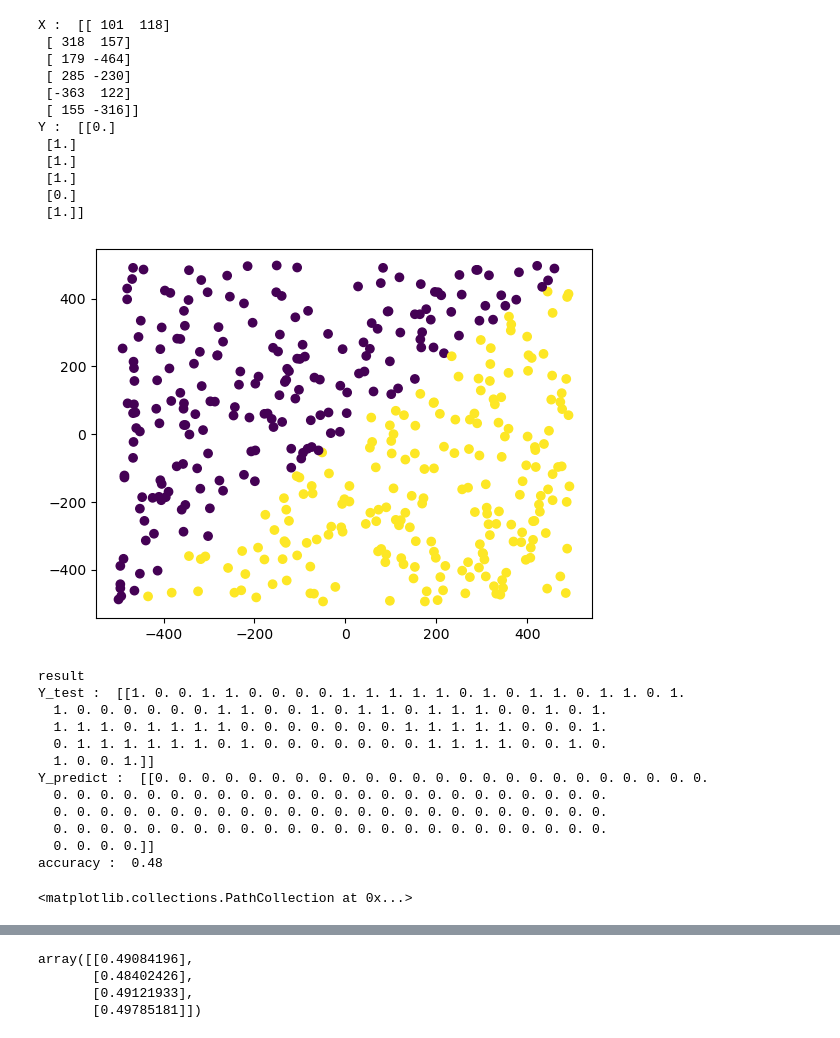
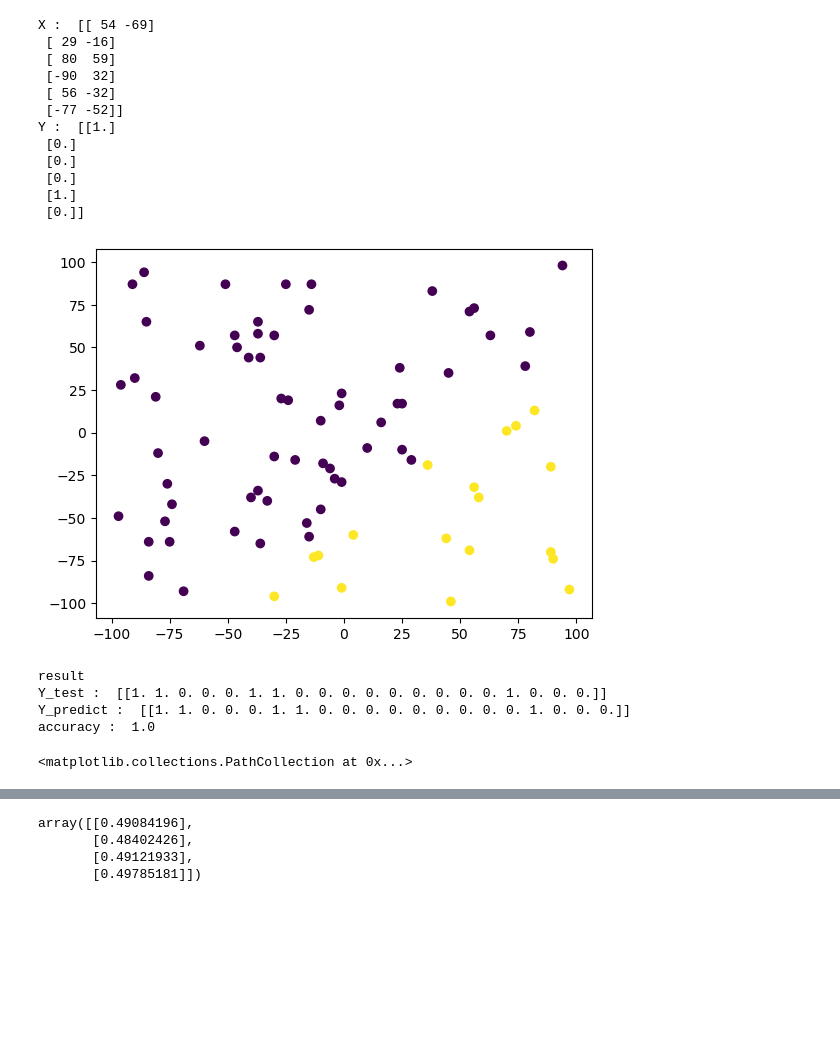
Before and after one commit to sayak2103/Neuwork, a Jupyter notebook: test.ipynb, the cells around one changed output, grey strips where cells are left out. Drawn from its saved outputs; the diff is of its cells as text; code cells hidden in the pictures; blank space fills up the shorter version.

```diff
--- a/test.ipynb
+++ b/test.ipynb
@@ -7,11 +7,11 @@ from neuwork.layers import Dense
 # %%
- l=500
+ l=100
 
  X = np.array(np.random.randint(-1*l,l,(l,2)),ndmin=2)
  print('X : ', X[:6 , :])
  Y = []
  for i in range(l) :
-     if X[i,0] > X[i,1] :
+     if X[i,0] > X[i,1] + (l/2) :
          Y.append(1.0)
      else :
          Y.append(0)
@@ -38,57 +38,50 @@ X_test =np.array([[4,6],
              [8,5]])
 Y_test = np.array([1,0])
 '''
 
 
 model = NN([
+            Dense(units=2 , activation='relu',weights_regularizer_l1=0.2),
             Dense(units=1 , activation='sigmoid')
             ]
-            , loss = 'BinaryCrossentropy' )
+            , loss = 'binaryCrossentropy' )
 
-model.fit(X_train, Y_train , epochs=10000 ,learning_rate=1,decay=0.06,momentum=0.4, print_cost=False)
+model.fit(X_train, Y_train , epochs=1000 ,learning_rate=0.1, get_log=False)
 
  Y_predict = model.predict(X_test)
  Y_predict[Y_predict >= 0.5 ] = 1
  Y_predict[Y_predict < 0.5 ] = 0
  Y_predict
  print('result')
 (Y_test == Y_predict).all()
  print('Y_test : ',Y_test.T)
  print('Y_predict : ',Y_predict.T)
  l1 = Y_test.shape[0]
  incorrect = 0
  for i in range(l1) :
      if (Y_predict[i,0] != Y_test[i,0]) :
          incorrect +=1
 
  accuracy = (l1 - incorrect) / l1
  print('accuracy : ' , accuracy)
 
  plt.scatter(X_test[:,0],X_test[:,1],c=Y_predict)
 # %% [output]
-X :  [[ 101  118]
- [ 318  157]
- [ 179 -464]
- [ 285 -230]
- [-363  122]
- [ 155 -316]]
-Y :  [[0.]
+X :  [[ 54 -69]
+ [ 29 -16]
+ [ 80  59]
+ [-90  32]
+ [ 56 -32]
+ [-77 -52]]
+Y :  [[1.]
+ [0.]
+ [0.]
+ [0.]
  [1.]
- [1.]
- [1.]
- [0.]
- [1.]]
+ [0.]]
-[figure, old version]
+[figure, new version]
 result
-Y_test :  [[1. 0. 0. 1. 1. 0. 0. 0. 0. 1. 1. 1. 1. 1. 0. 1. 0. 1. 1. 0. 1. 1. 0. 1.
-  1. 0. 0. 0. 0. 0. 0. 1. 1. 0. 0. 1. 0. 1. 1. 0. 1. 1. 1. 0. 0. 1. 0. 1.
-  1. 1. 1. 0. 1. 1. 1. 1. 0. 0. 0. 0. 0. 0. 0. 1. 1. 1. 1. 1. 0. 0. 0. 1.
-  0. 1. 1. 1. 1. 1. 1. 0. 1. 0. 0. 0. 0. 0. 0. 0. 1. 1. 1. 1. 0. 0. 1. 0.
-  1. 0. 0. 1.]]
-Y_predict :  [[0. 0. 0. 0. 0. 0. 0. 0. 0. 0. 0. 0. 0. 0. 0. 0. 0. 0. 0. 0. 0. 0. 0. 0.
-  0. 0. 0. 0. 0. 0. 0. 0. 0. 0. 0. 0. 0. 0. 0. 0. 0. 0. 0. 0. 0. 0. 0. 0.
-  0. 0. 0. 0. 0. 0. 0. 0. 0. 0. 0. 0. 0. 0. 0. 0. 0. 0. 0. 0. 0. 0. 0. 0.
-  0. 0. 0. 0. 0. 0. 0. 0. 0. 0. 0. 0. 0. 0. 0. 0. 0. 0. 0. 0. 0. 0. 0. 0.
-  0. 0. 0. 0.]]
-accuracy :  0.48
+Y_test :  [[1. 1. 0. 0. 0. 1. 1. 0. 0. 0. 0. 0. 0. 0. 0. 0. 1. 0. 0. 0.]]
+Y_predict :  [[1. 1. 0. 0. 0. 1. 1. 0. 0. 0. 0. 0. 0. 0. 0. 0. 1. 0. 0. 0.]]
+accuracy :  1.0
 <matplotlib.collections.PathCollection at 0x...>
```
Also changed, not shown: parts of 3 cells of this notebook, 4 other files.
